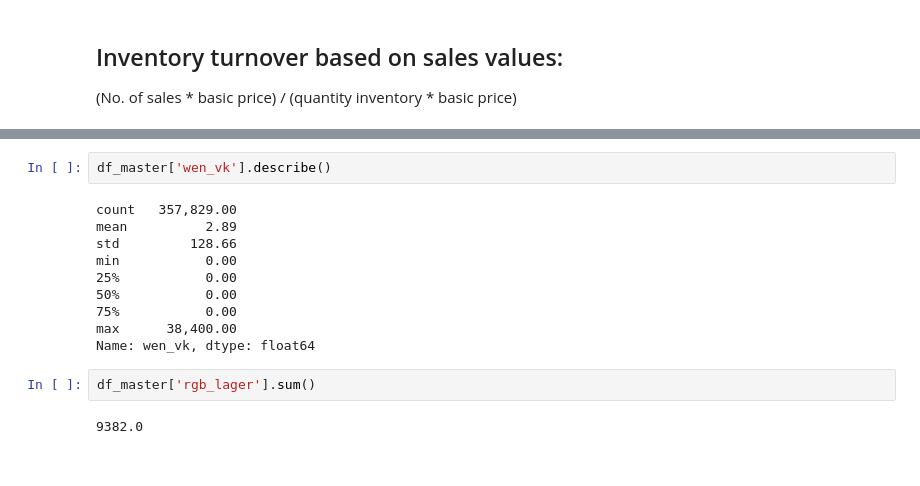
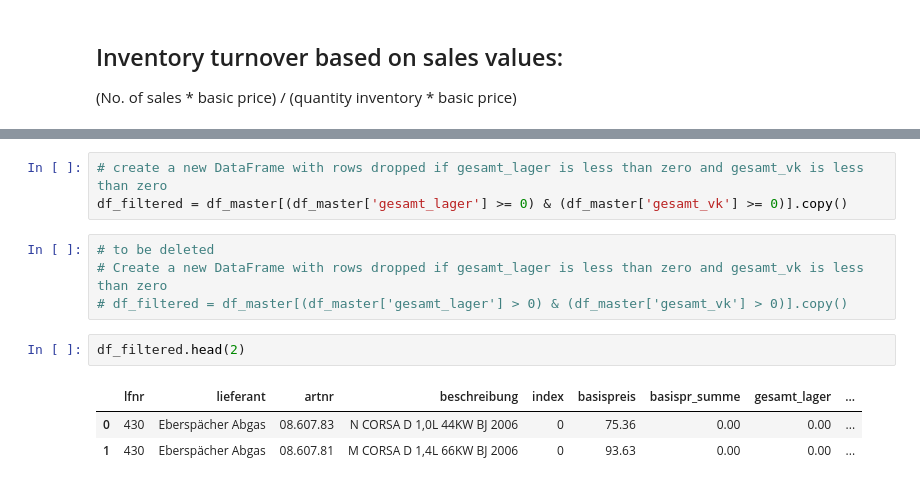
Before and after one commit to capstone-kueblbeck/capstone-kueblbeck, a Jupyter notebook: coding/hans_pn.ipynb, the cells around one changed output, grey strips where cells are left out. Drawn from its saved outputs; the diff is of its cells as text.

```diff
--- a/coding/hans_pn.ipynb
+++ b/coding/hans_pn.ipynb
@@ -456,16 +359,13 @@ Name: wen_lager, dtype: float64
-# %%
-df_master['wen_vk'].describe()
-# %% [output]
-count   357,829.00
-mean          2.89
-std         128.66
-min           0.00
-25%           0.00
-50%           0.00
-75%           0.00
-max      38,400.00
-Name: wen_vk, dtype: float64
-# %%
-df_master['rgb_lager'].sum()
-# %% [output]
-9382.0
+# %%
+# create a new DataFrame with rows dropped if gesamt_lager is less than zero and gesamt_vk is less than zero
+df_filtered = df_master[(df_master['gesamt_lager'] >= 0) & (df_master['gesamt_vk'] >= 0)].copy()
+# %%
+# to be deleted
+# Create a new DataFrame with rows dropped if gesamt_lager is less than zero and gesamt_vk is less than zero
+# df_filtered = df_master[(df_master['gesamt_lager'] > 0) & (df_master['gesamt_vk'] > 0)].copy()
+# %%
+df_filtered.head(2)
+# %% [output]
+|  | lfnr | lieferant | artnr | beschreibung | index | basispreis | basispr_summe | gesamt_lager | ... |
+| 0 | 430 | Eberspächer Abgas | 08.607.83 | N CORSA D 1,0L 44KW BJ 2006 | 0 | 75.36 | 0.00 | 0.00 | ... |
+| 1 | 430 | Eberspächer Abgas | 08.607.81 | M CORSA D 1,4L 66KW BJ 2006 | 0 | 93.63 | 0.00 | 0.00 | ... |
```
Also changed, not shown: parts of 39 cells of this notebook.
